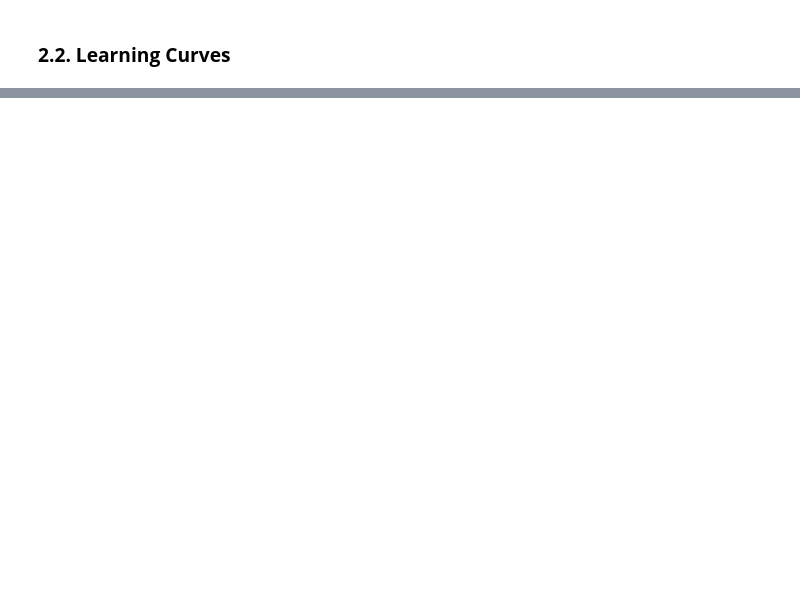
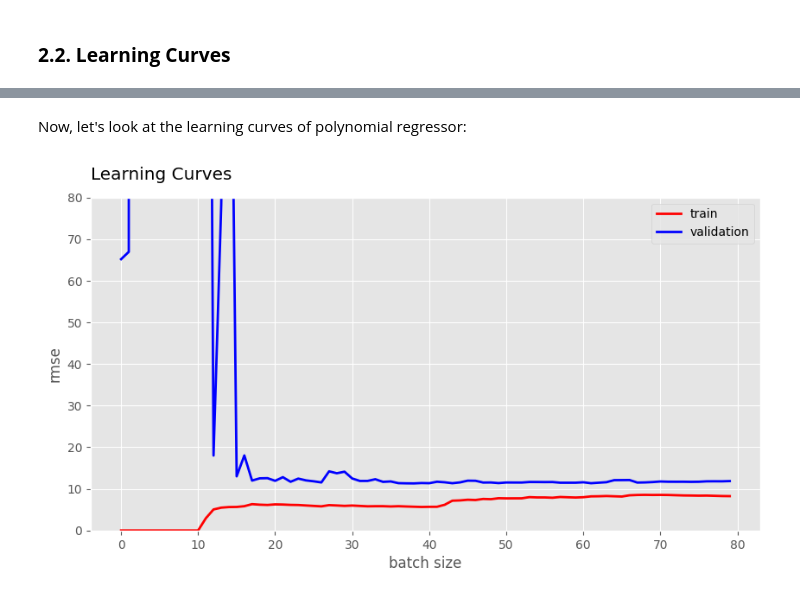
Before and after one commit to YVYX04/ML_First_Steps, a Jupyter notebook: 04_Training_Models.ipynb, the cells around one changed output, grey strips where cells are left out. Drawn from its saved outputs; the diff is of its cells as text; code cells hidden in the pictures; blank space fills up the shorter version.

```diff
--- a/04_Training_Models.ipynb
+++ b/04_Training_Models.ipynb
@@ -1143,0 +1225,21 @@ plt.show()
+# %% [markdown]
+Now, let's look at the learning curves of polynomial regressor:
+# %%
+from sklearn.pipeline import Pipeline
+from sklearn.preprocessing import PolynomialFeatures
+
+# we create a pipeline:
+poly_reg = Pipeline([
+    ('poly_features', PolynomialFeatures(degree=10, include_bias=True)),
+    ('lin_reg', LinearRegression())
+])
+
+# we reload the data:
+x = np.linspace(-10,10,100)
+y = quadra(x)
+X = np.hstack((np.ones(len(x)).reshape(-1, 1), x.reshape(-1, 1)))
+
+# we plot the learning curves:
+plot_learning_curves(model=poly_reg, X=X, y=y)
+# %% [output]
+[figure, added]
```
Also changed, not shown: parts of 19 cells of this notebook.
